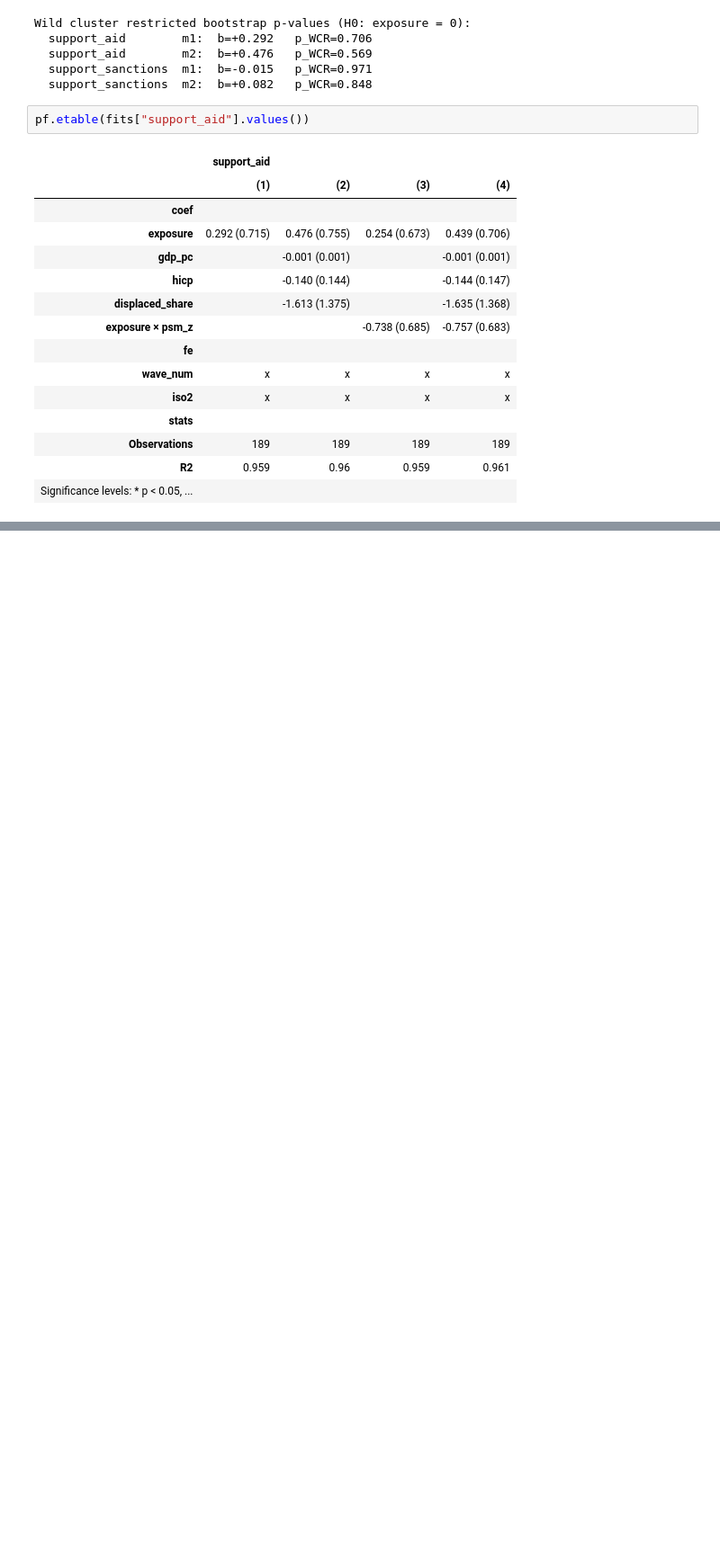
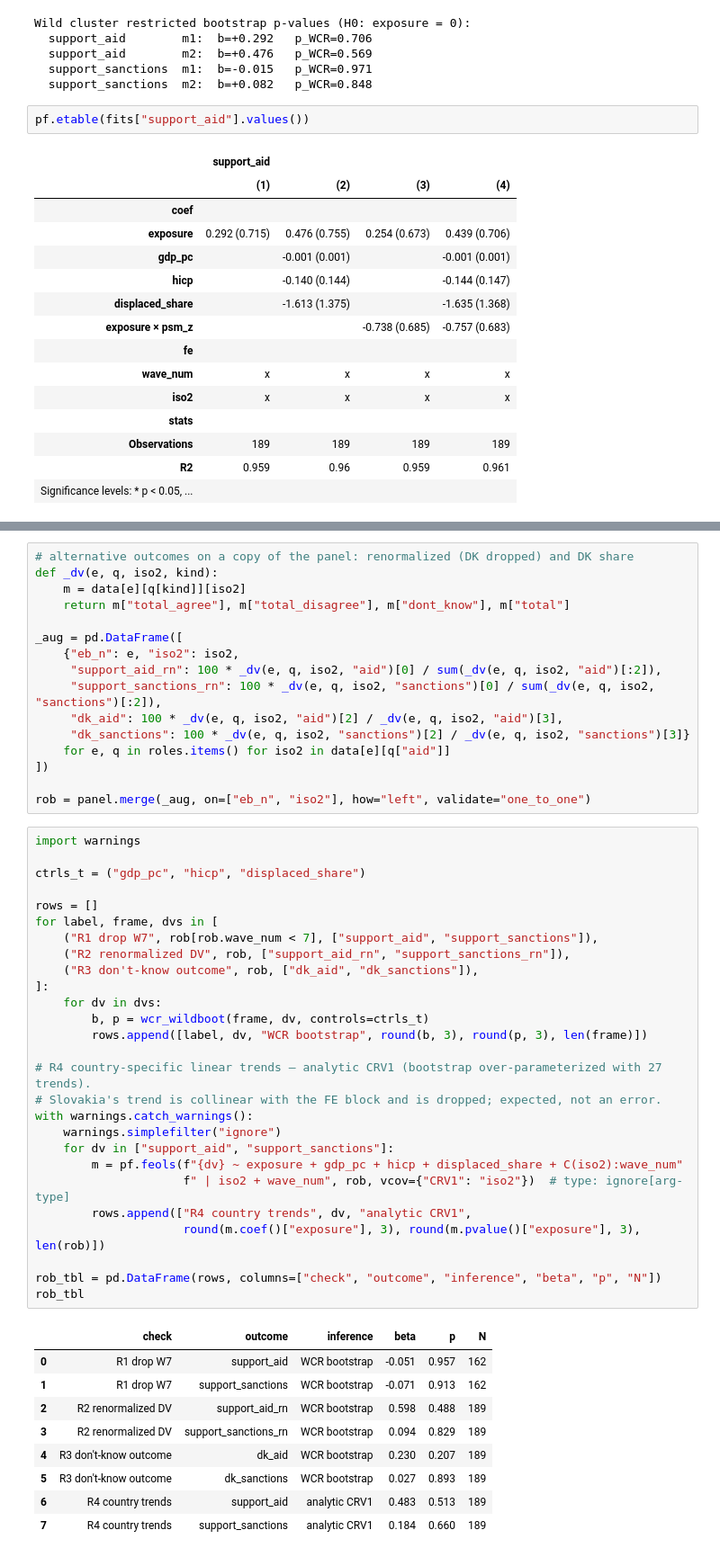
Before and after one commit to kam-eeel/pol380-research, a Jupyter notebook: analysis.ipynb, the cells around one changed output, grey strips where cells are left out. Shown at 90% size. Drawn from its saved outputs; the diff is of its cells as text; blank space fills up the shorter version.

Commit message:
finished robustness checks and data validation

```diff
--- a/analysis.ipynb
+++ b/analysis.ipynb
@@ -488,0 +498,53 @@ hidden.
+# %%
+# alternative outcomes on a copy of the panel: renormalized (DK dropped) and DK share
+def _dv(e, q, iso2, kind):
+    m = data[e][q[kind]][iso2]
+    return m["total_agree"], m["total_disagree"], m["dont_know"], m["total"]
+
+_aug = pd.DataFrame([
+    {"eb_n": e, "iso2": iso2,
+     "support_aid_rn": 100 * _dv(e, q, iso2, "aid")[0] / sum(_dv(e, q, iso2, "aid")[:2]),
+     "support_sanctions_rn": 100 * _dv(e, q, iso2, "sanctions")[0] / sum(_dv(e, q, iso2, "sanctions")[:2]),
+     "dk_aid": 100 * _dv(e, q, iso2, "aid")[2] / _dv(e, q, iso2, "aid")[3],
+     "dk_sanctions": 100 * _dv(e, q, iso2, "sanctions")[2] / _dv(e, q, iso2, "sanctions")[3]}
+    for e, q in roles.items() for iso2 in data[e][q["aid"]]
+])
+
+rob = panel.merge(_aug, on=["eb_n", "iso2"], how="left", validate="one_to_one")
+# %%
+import warnings
+
+ctrls_t = ("gdp_pc", "hicp", "displaced_share")
+
+rows = []
+for label, frame, dvs in [
+    ("R1 drop W7", rob[rob.wave_num < 7], ["support_aid", "support_sanctions"]),
+    ("R2 renormalized DV", rob, ["support_aid_rn", "support_sanctions_rn"]),
+    ("R3 don't-know outcome", rob, ["dk_aid", "dk_sanctions"]),
+]:
+    for dv in dvs:
+        b, p = wcr_wildboot(frame, dv, controls=ctrls_t)
+        rows.append([label, dv, "WCR bootstrap", round(b, 3), round(p, 3), len(frame)])
+
+# R4 country-specific linear trends – analytic CRV1 (bootstrap over-parameterized with 27 trends).
+# Slovakia's trend is collinear with the FE block and is dropped; expected, not an error.
+with warnings.catch_warnings():
+    warnings.simplefilter("ignore")
+    for dv in ["support_aid", "support_sanctions"]:
+        m = pf.feols(f"{dv} ~ exposure + gdp_pc + hicp + displaced_share + C(iso2):wave_num"
+                     f" | iso2 + wave_num", rob, vcov={"CRV1": "iso2"})  # type: ignore[arg-type]
+        rows.append(["R4 country trends", dv, "analytic CRV1",
+                     round(m.coef()["exposure"], 3), round(m.pvalue()["exposure"], 3), len(rob)])
+
+rob_tbl = pd.DataFrame(rows, columns=["check", "outcome", "inference", "beta", "p", "N"])
+rob_tbl
+# %% [output]
+|  | check | outcome | inference | beta | p | N |
+| 0 | R1 drop W7 | support_aid | WCR bootstrap | -0.051 | 0.957 | 162 |
+| 1 | R1 drop W7 | support_sanctions | WCR bootstrap | -0.071 | 0.913 | 162 |
+| 2 | R2 renormalized DV | support_aid_rn | WCR bootstrap | 0.598 | 0.488 | 189 |
+| 3 | R2 renormalized DV | support_sanctions_rn | WCR bootstrap | 0.094 | 0.829 | 189 |
+| 4 | R3 don't-know outcome | dk_aid | WCR bootstrap | 0.230 | 0.207 | 189 |
+| 5 | R3 don't-know outcome | dk_sanctions | WCR bootstrap | 0.027 | 0.893 | 189 |
+| 6 | R4 country trends | support_aid | analytic CRV1 | 0.483 | 0.513 | 189 |
+| 7 | R4 country trends | support_sanctions | analytic CRV1 | 0.184 | 0.660 | 189 |
```
Also changed, not shown: parts of 6 cells of this notebook, 1 other file.
